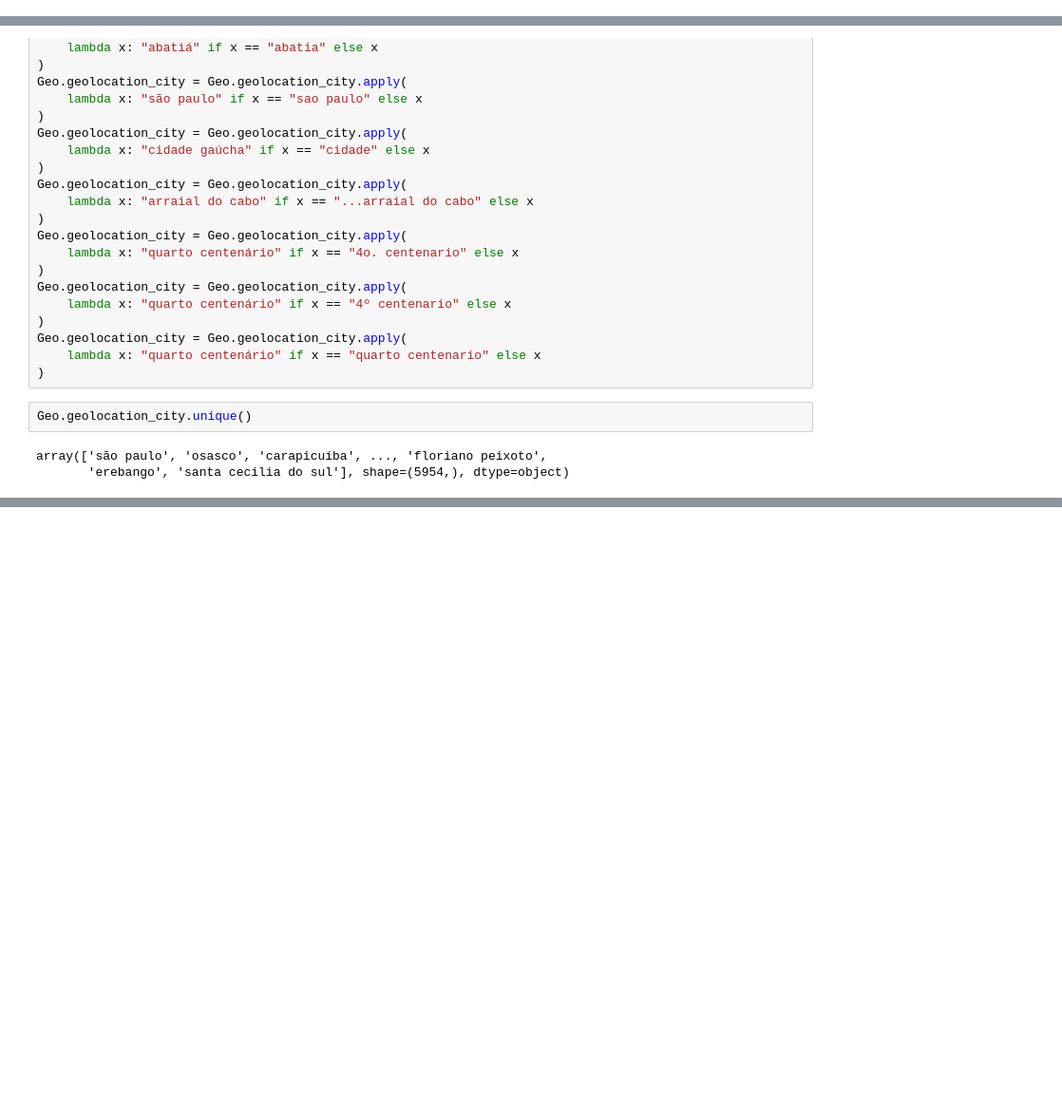
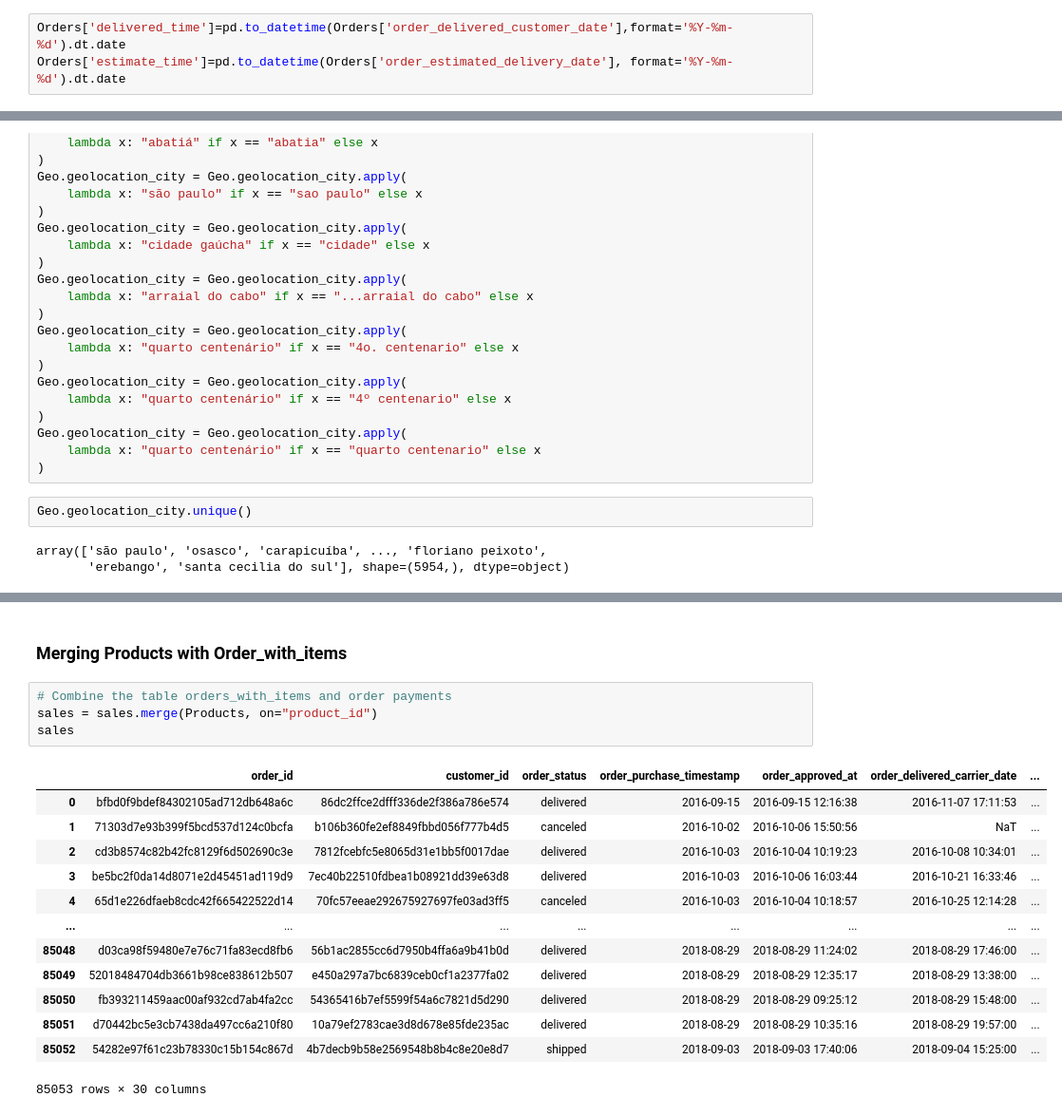
Before and after one commit to Adithya-Venkatraman05/Brazilian-E-commerce-Data-Analysis, a Jupyter notebook: Notebooks/Understanding_Data.ipynb, the cells around one changed output, grey strips where cells are left out. Shown at 95% size. Cells and saved outputs as stored; diff of their text form; blank space fills up the shorter version.

```diff
--- a/Notebooks/Understanding_Data.ipynb
+++ b/Notebooks/Understanding_Data.ipynb
@@ -843,0 +798,3 @@ Orders
+# %%
+Orders['delivered_time']=pd.to_datetime(Orders['order_delivered_customer_date'],format='%Y-%m-%d').dt.date
+Orders['estimate_time']=pd.to_datetime(Orders['order_estimated_delivery_date'], format='%Y-%m-%d').dt.date
@@ -1584,0 +1600,20 @@ array(['são paulo', 'osasco', 'carapicuíba', ..., 'floriano peixoto',
+# %% [markdown]
+### Merging Products with Order_with_items
+# %%
+# Combine the table orders_with_items and order payments
+sales = sales.merge(Products, on="product_id")
+sales
+# %% [output]
+|  | order_id | customer_id | order_status | order_purchase_timestamp | order_approved_at | order_delivered_carrier_date | ... |
+| 0 | bfbd0f9bdef84302105ad712db648a6c | 86dc2ffce2dfff336de2f386a786e574 | delivered | 2016-09-15 | 2016-09-15 12:16:38 | 2016-11-07 17:11:53 | ... |
+| 1 | 71303d7e93b399f5bcd537d124c0bcfa | b106b360fe2ef8849fbbd056f777b4d5 | canceled | 2016-10-02 | 2016-10-06 15:50:56 | NaT | ... |
+| 2 | cd3b8574c82b42fc8129f6d502690c3e | 7812fcebfc5e8065d31e1bb5f0017dae | delivered | 2016-10-03 | 2016-10-04 10:19:23 | 2016-10-08 10:34:01 | ... |
+| 3 | be5bc2f0da14d8071e2d45451ad119d9 | 7ec40b22510fdbea1b08921dd39e63d8 | delivered | 2016-10-03 | 2016-10-06 16:03:44 | 2016-10-21 16:33:46 | ... |
+| 4 | 65d1e226dfaeb8cdc42f665422522d14 | 70fc57eeae292675927697fe03ad3ff5 | canceled | 2016-10-03 | 2016-10-04 10:18:57 | 2016-10-25 12:14:28 | ... |
+| ... | ... | ... | ... | ... | ... | ... | ... |
+| 85048 | d03ca98f59480e7e76c71fa83ecd8fb6 | 56b1ac2855cc6d7950b4ffa6a9b41b0d | delivered | 2018-08-29 | 2018-08-29 11:24:02 | 2018-08-29 17:46:00 | ... |
+| 85049 | 52018484704db3661b98ce838612b507 | e450a297a7bc6839ceb0cf1a2377fa02 | delivered | 2018-08-29 | 2018-08-29 12:35:17 | 2018-08-29 13:38:00 | ... |
+| 85050 | fb393211459aac00af932cd7ab4fa2cc | 54365416b7ef5599f54a6c7821d5d290 | delivered | 2018-08-29 | 2018-08-29 09:25:12 | 2018-08-29 15:48:00 | ... |
+| 85051 | d70442bc5e3cb7438da497cc6a210f80 | 10a79ef2783cae3d8d678e85fde235ac | delivered | 2018-08-29 | 2018-08-29 10:35:16 | 2018-08-29 19:57:00 | ... |
+| 85052 | 54282e97f61c23b78330c15b154c867d | 4b7decb9b58e2569548b8b4c8e20e8d7 | shipped | 2018-09-03 | 2018-09-03 17:40:06 | 2018-09-04 15:25:00 | ... |
+85053 rows × 30 columns
```
Also changed, not shown: parts of 31 cells of this notebook, 10 other files.
